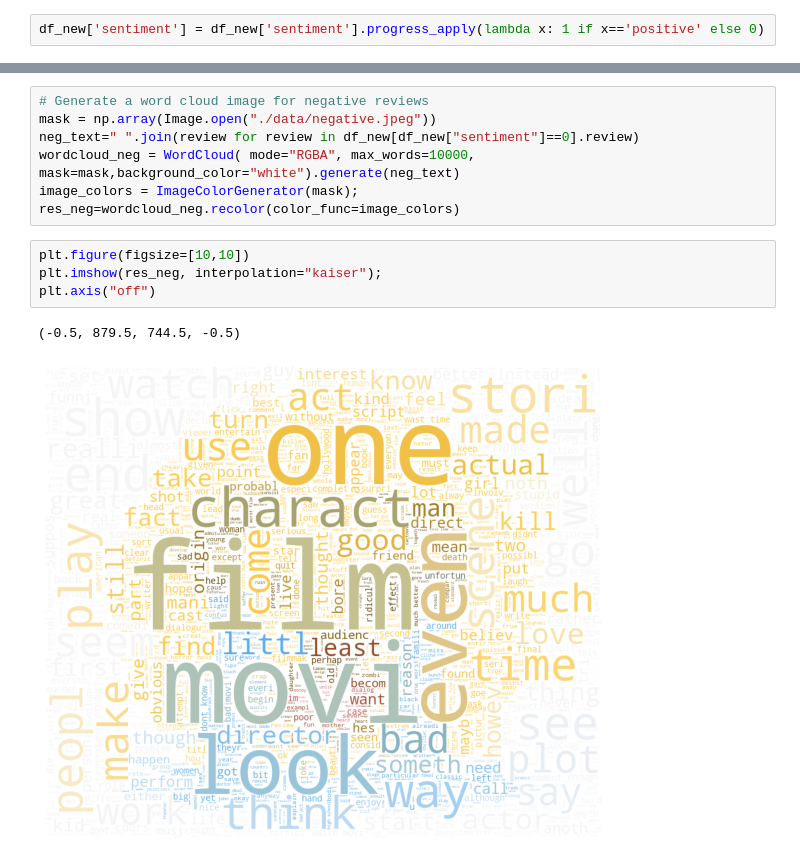
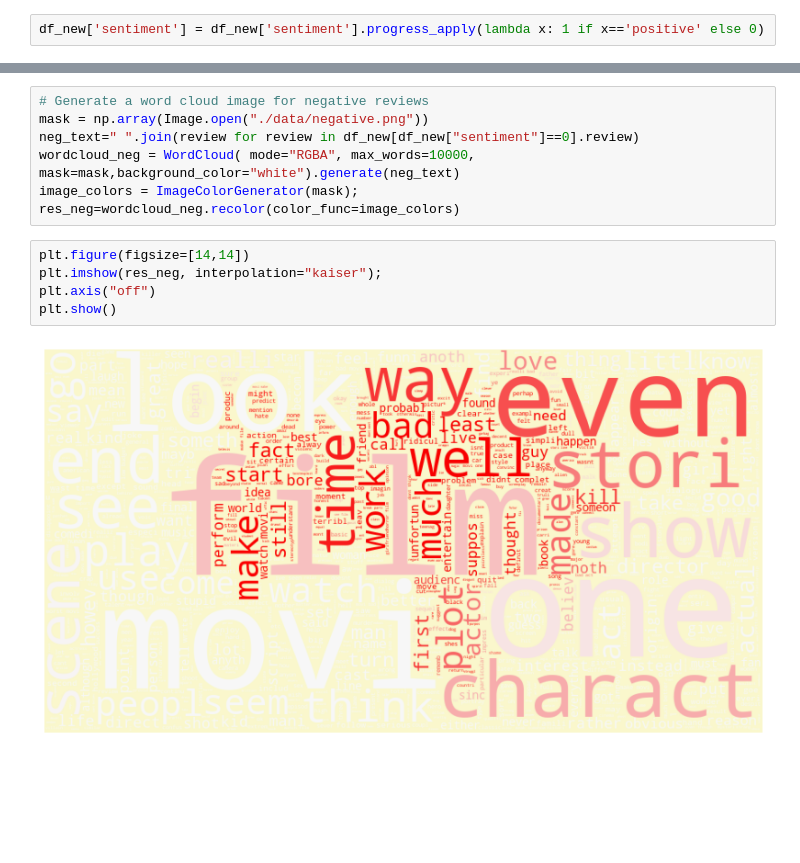
Before and after one commit to MohamedAmineDHIAB/NLP_models_benchmarks_on_IMDB_dataset, a Jupyter notebook: TF-IDF/tfidf.ipynb, the cells around one changed output, grey strips where cells are left out. Drawn from its saved outputs; the diff is of its cells as text; blank space fills up the shorter version.

```diff
--- a/TF-IDF/tfidf.ipynb
+++ b/TF-IDF/tfidf.ipynb
@@ -100,14 +99,14 @@ plt.show()
 # %%
 # Generate a word cloud image for negative reviews
-mask = np.array(Image.open("./data/negative.jpeg"))
+mask = np.array(Image.open("./data/negative.png"))
 neg_text=" ".join(review for review in df_new[df_new["sentiment"]==0].review)
 wordcloud_neg = WordCloud( mode="RGBA", max_words=10000, mask=mask,background_color="white").generate(neg_text)
 image_colors = ImageColorGenerator(mask);
 res_neg=wordcloud_neg.recolor(color_func=image_colors)
 # %%
-plt.figure(figsize=[10,10])
+plt.figure(figsize=[14,14])
 plt.imshow(res_neg, interpolation="kaiser");
 plt.axis("off")
+plt.show()
 # %% [output]
-(-0.5, 879.5, 744.5, -0.5)
-[figure, old version]
+[figure, new version]
```
Also changed, not shown: parts of 2 cells of this notebook, 1 other file.
